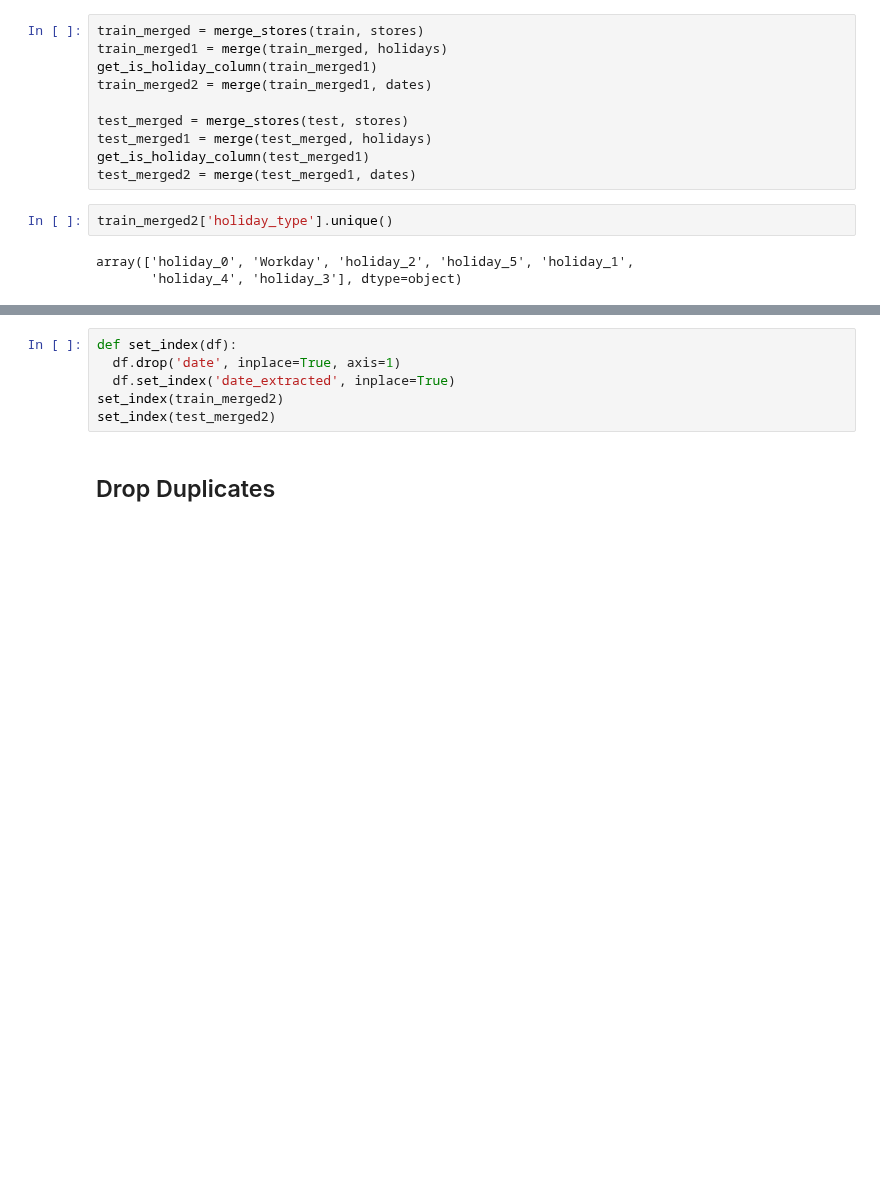
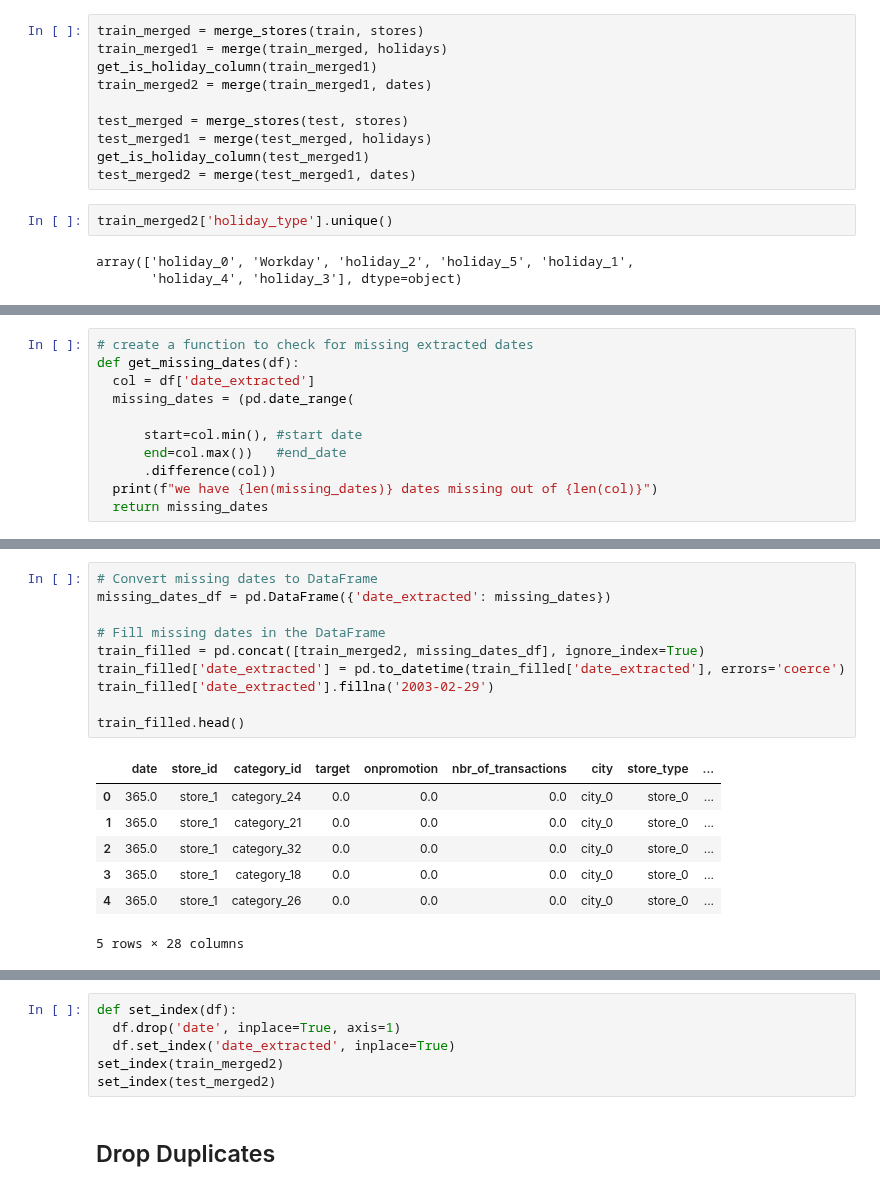
Before and after one commit to ikoghoemmanuell/Grocery-Store-Forecasting-Challenge-For-Azubian, a Jupyter notebook: dev/notebooks/sales.ipynb, the cells around one changed output, grey strips where cells are left out. Drawn from its saved outputs; the diff is of its cells as text; blank space fills up the shorter version.

```diff
--- a/dev/notebooks/sales.ipynb
+++ b/dev/notebooks/sales.ipynb
@@ -497,0 +509,11 @@ array(['holiday_0', 'Workday', 'holiday_2', 'holiday_5', 'holiday_1',
+# %%
+# create a function to check for missing extracted dates
+def get_missing_dates(df):
+  col = df['date_extracted']
+  missing_dates = (pd.date_range(
+
+      start=col.min(), #start date
+      end=col.max())   #end_date
+      .difference(col))
+  print(f"we have {len(missing_dates)} dates missing out of {len(col)}")
+  return missing_dates
@@ -497,0 +547,18 @@ array(['holiday_0', 'Workday', 'holiday_2', 'holiday_5', 'holiday_1',
+# %%
+# Convert missing dates to DataFrame
+missing_dates_df = pd.DataFrame({'date_extracted': missing_dates})
+
+# Fill missing dates in the DataFrame
+train_filled = pd.concat([train_merged2, missing_dates_df], ignore_index=True)
+train_filled['date_extracted'] = pd.to_datetime(train_filled['date_extracted'], errors='coerce')
+train_filled['date_extracted'].fillna('2003-02-29')
+
+train_filled.head()
+# %% [output]
+|  | date | store_id | category_id | target | onpromotion | nbr_of_transactions | city | store_type | ... |
+| 0 | 365.0 | store_1 | category_24 | 0.0 | 0.0 | 0.0 | city_0 | store_0 | ... |
+| 1 | 365.0 | store_1 | category_21 | 0.0 | 0.0 | 0.0 | city_0 | store_0 | ... |
+| 2 | 365.0 | store_1 | category_32 | 0.0 | 0.0 | 0.0 | city_0 | store_0 | ... |
+| 3 | 365.0 | store_1 | category_18 | 0.0 | 0.0 | 0.0 | city_0 | store_0 | ... |
+| 4 | 365.0 | store_1 | category_26 | 0.0 | 0.0 | 0.0 | city_0 | store_0 | ... |
+5 rows × 28 columns
```
Also changed, not shown: parts of 33 cells of this notebook.
